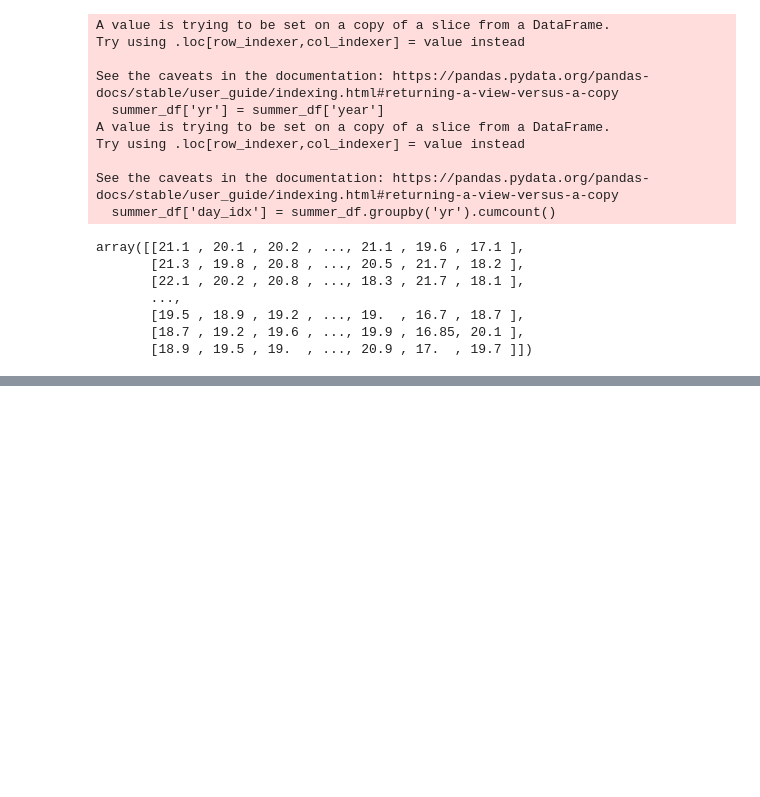
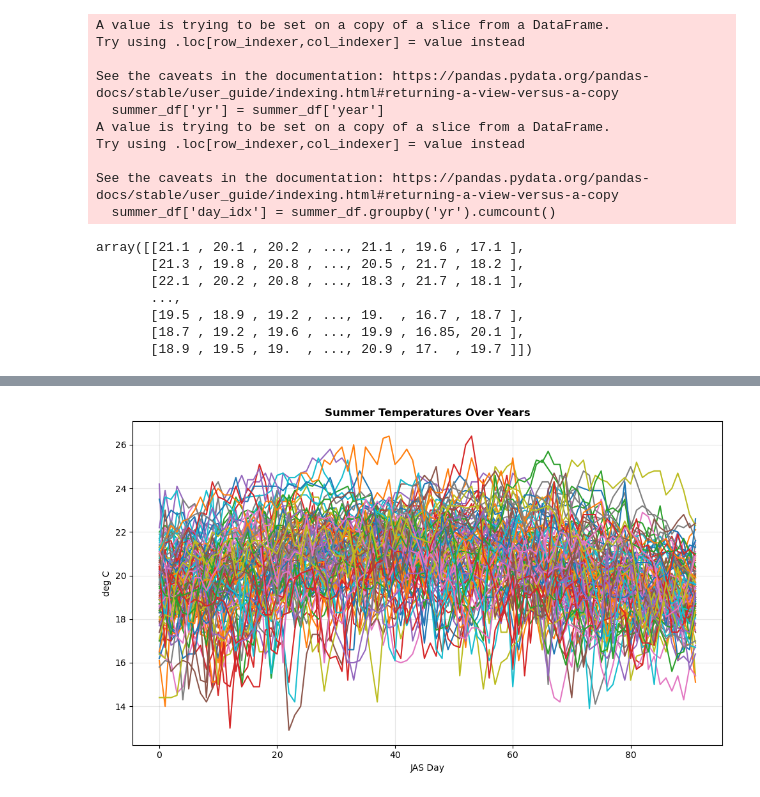
Before and after one commit to isidora-rojas/SIO175_DataAnalysis, a Jupyter notebook: Module_1/Demo2.ipynb, the cells around one changed output, grey strips where cells are left out. Drawn from its saved outputs; the diff is of its cells as text; code cells hidden in the pictures; blank space fills up the shorter version.

Commit message:
finish plots for demo 2

```diff
--- a/Module_1/Demo2.ipynb
+++ b/Module_1/Demo2.ipynb
@@ -250,0 +249,17 @@ array([[21.1 , 20.1 , 20.2 , ..., 21.1 , 19.6 , 17.1 ],
+# %%
+# plotting a dataframe
+
+plt.figure(figsize=(10,6))
+
+plt.plot(Tsummer_df)
+# labels and title
+plt.xlabel('JAS Day')
+plt.ylabel('deg C')
+plt.title('Summer Temperatures Over Years', fontweight='bold')
+
+#plt.legend(Tsummer_df.columns, title='Year', loc='upper right')
+plt.grid(True, alpha=0.3)
+plt.tight_layout()
+plt.show()
+# %% [output]
+[figure, added]
```
Also changed, not shown: parts of 28 cells of this notebook.
